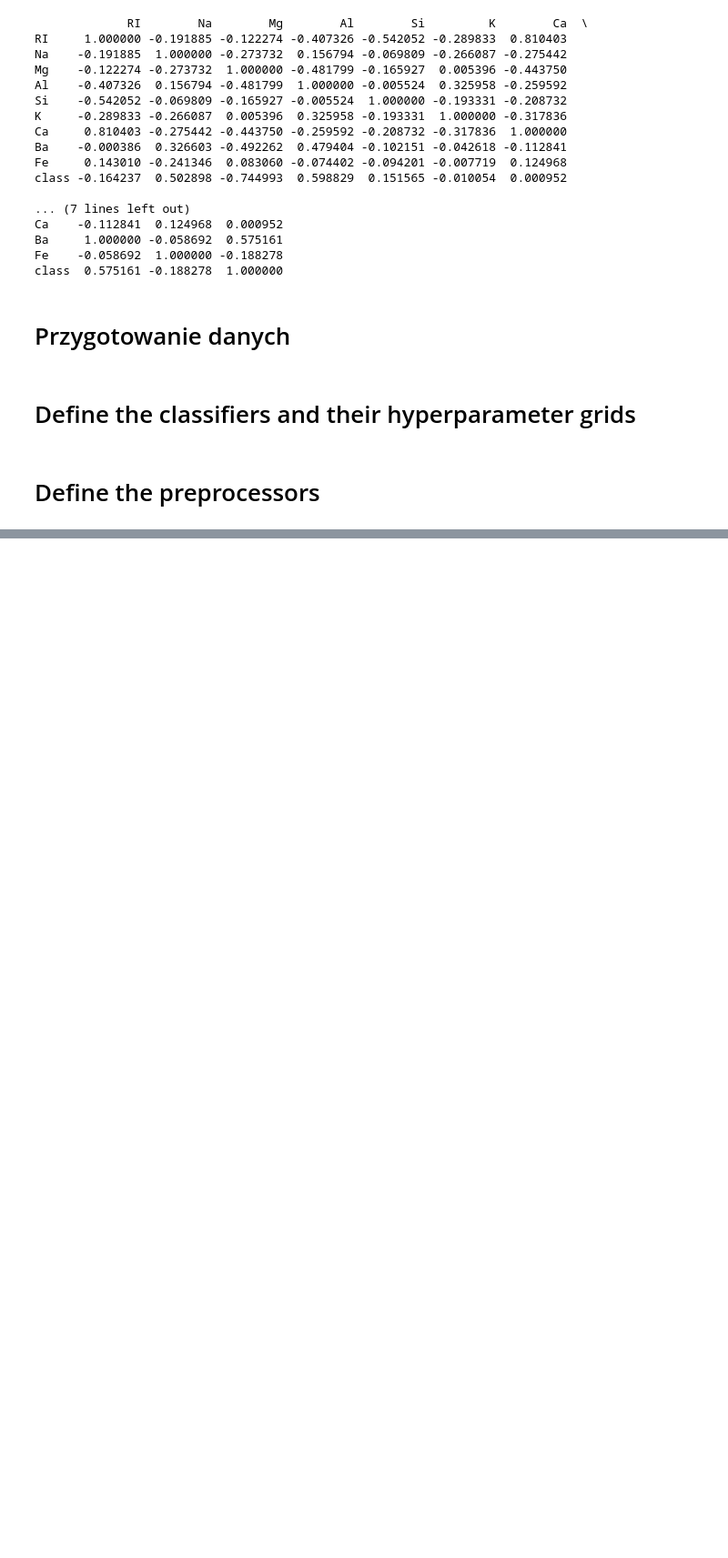
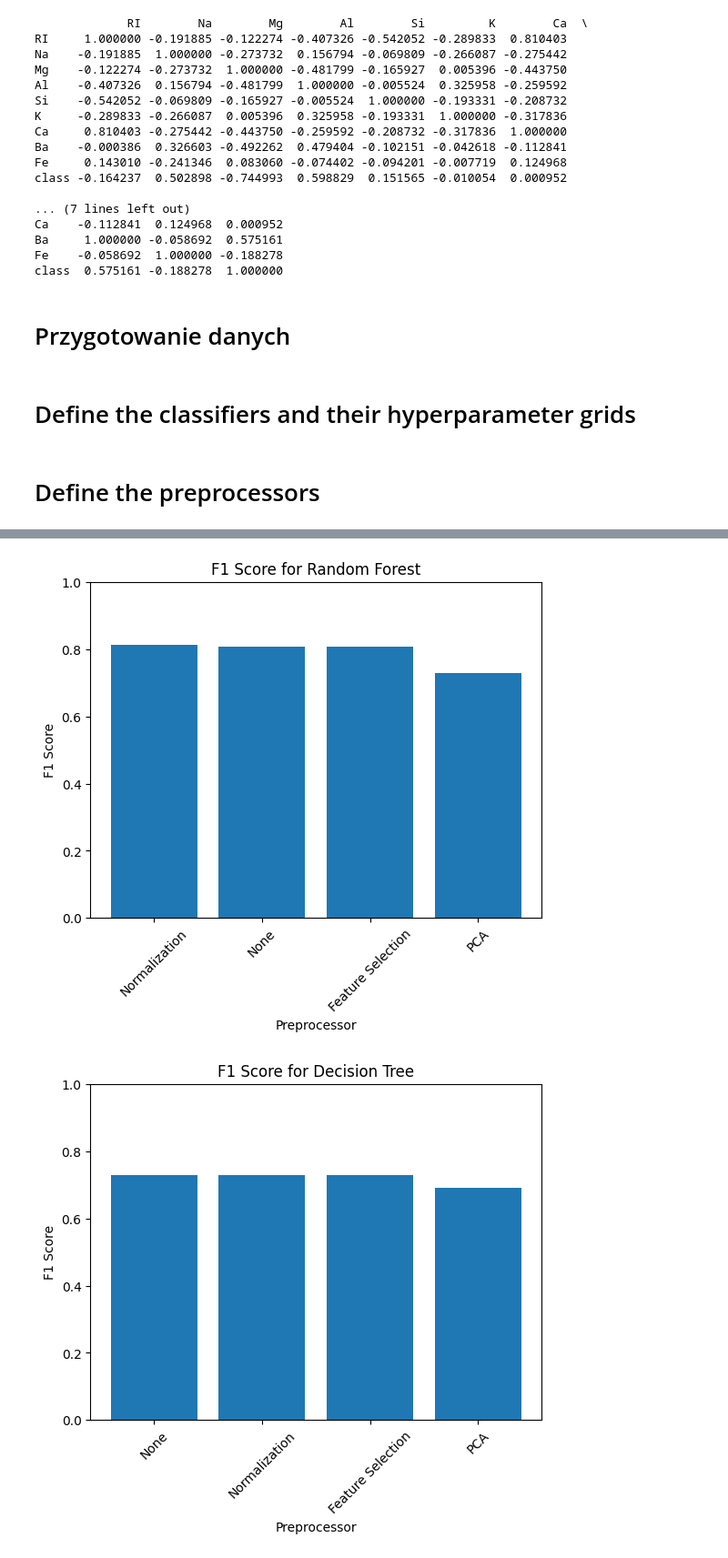
Before and after one commit to Golden3x11/AI, a Jupyter notebook: ml/ml.ipynb, the cells around one changed output, grey strips where cells are left out. Shown at 91% size. Drawn from its saved outputs; the diff is of its cells as text; code cells hidden in the pictures; blank space fills up the shorter version.

```diff
--- a/ml/ml.ipynb
+++ b/ml/ml.ipynb
@@ -197,0 +233,18 @@ print(metrics)
+# %%
+df_results = pd.DataFrame(sorted_results)
+
+classifiers = df_results['Classifier'].unique()
+
+for clf_name in classifiers:
+    clf_results = df_results[df_results['Classifier'] == clf_name]
+    plt.figure()
+    plt.bar(clf_results['Preprocessor'], clf_results['F1 Score'])
+    plt.title(f'F1 Score for {clf_name}')
+    plt.xlabel('Preprocessor')
+    plt.ylabel('F1 Score')
+    plt.ylim(0, 1)
+    plt.xticks(rotation=45)
+    plt.show()
+# %% [output]
+[figure, added]
+[figure, added]
```
Also changed, not shown: parts of 9 cells of this notebook, 1 other file.
